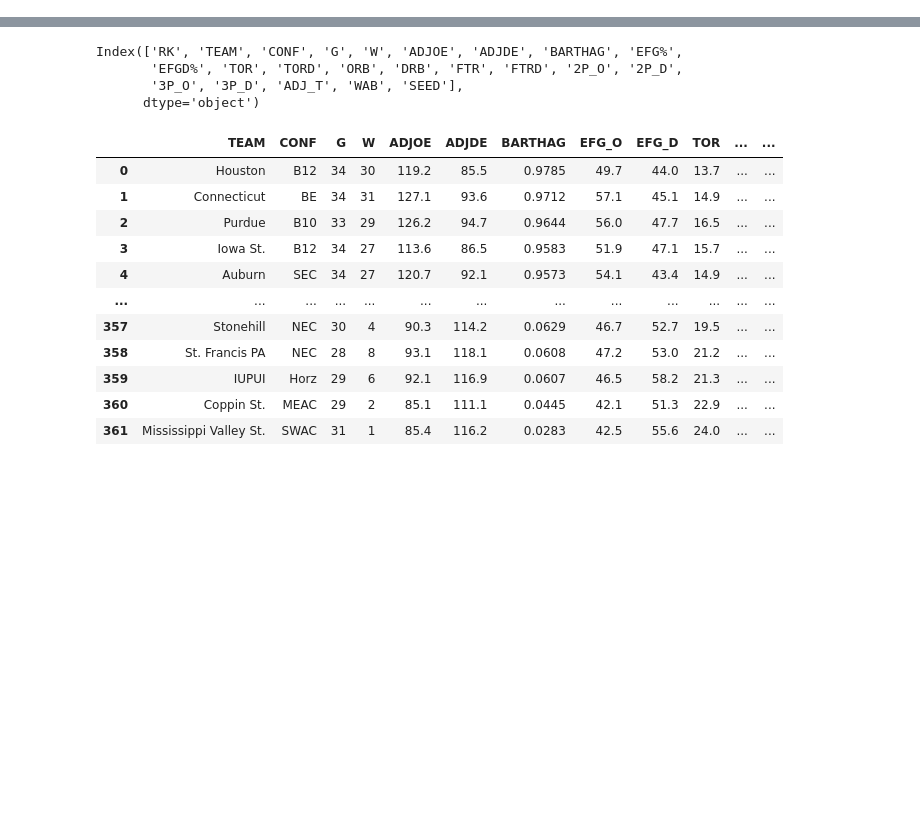
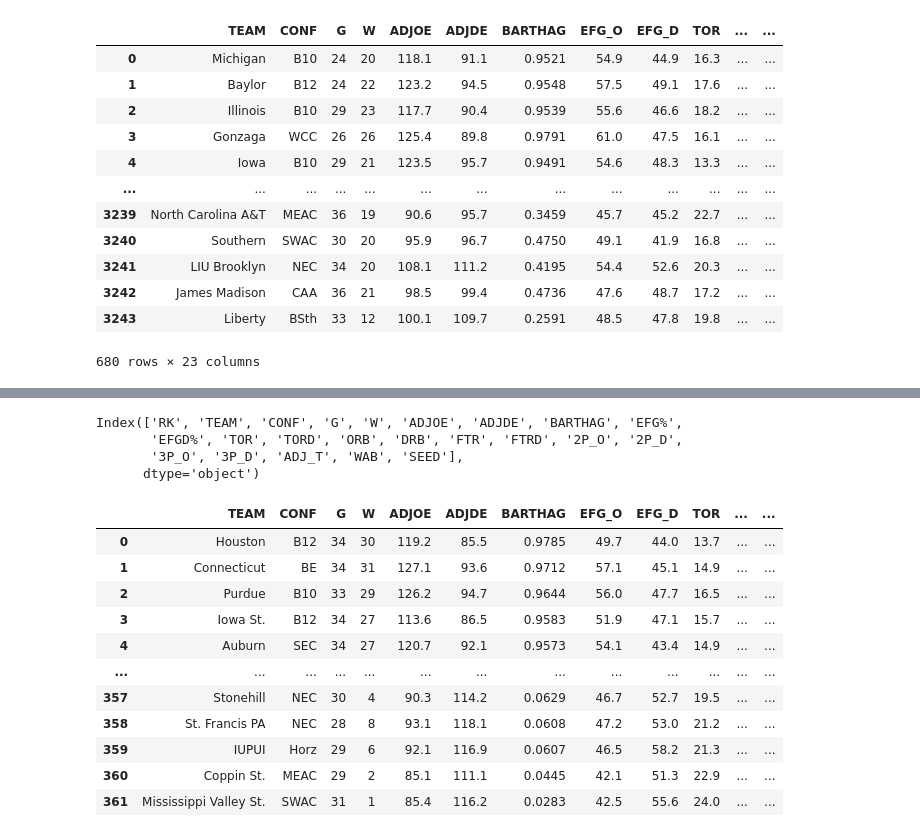
Before and after one commit to danishmaknojia/Final_Project_DE, a Jupyter notebook: data_clense.ipynb, the cells around one changed output, grey strips where cells are left out. Drawn from its saved outputs; the diff is of its cells as text; code cells hidden in the pictures; blank space fills up the shorter version.

```diff
--- a/data_clense.ipynb
+++ b/data_clense.ipynb
@@ -7 +43,39 @@ from sklearn.metrics import classification_report
+# %%
+input_folder = "../Final_Project_DE/archive"
+output_file = "../Final_Project_DE/combined_cbb.csv"
+
+csv_files = [
+    os.path.join(input_folder, file)
+    for file in os.listdir(input_folder)
+    if file.endswith('.csv') and file not in ['cbb.csv', 'cbb24.csv', 'cbb20.csv']
+]
+
+dataframes = []
+
+for csv_file in csv_files:
+    try:
+        df = pd.read_csv(csv_file)
+        dataframes.append(df)
+    except Exception as e:
+        print(f"Error reading {csv_file}: {e}")
+
+combined_df = pd.concat(dataframes, ignore_index=True)
+
+combined_df.to_csv(output_file, index=False)
+# %%
+combined_df[combined_df['POSTSEASON'].notna()]
+# %% [output]
+|  | TEAM | CONF | G | W | ADJOE | ADJDE | BARTHAG | EFG_O | EFG_D | TOR | ... | ... |
+| 0 | Michigan | B10 | 24 | 20 | 118.1 | 91.1 | 0.9521 | 54.9 | 44.9 | 16.3 | ... | ... |
+| 1 | Baylor | B12 | 24 | 22 | 123.2 | 94.5 | 0.9548 | 57.5 | 49.1 | 17.6 | ... | ... |
+| 2 | Illinois | B10 | 29 | 23 | 117.7 | 90.4 | 0.9539 | 55.6 | 46.6 | 18.2 | ... | ... |
+| 3 | Gonzaga | WCC | 26 | 26 | 125.4 | 89.8 | 0.9791 | 61.0 | 47.5 | 16.1 | ... | ... |
+| 4 | Iowa | B10 | 29 | 21 | 123.5 | 95.7 | 0.9491 | 54.6 | 48.3 | 13.3 | ... | ... |
+| ... | ... | ... | ... | ... | ... | ... | ... | ... | ... | ... | ... | ... |
+| 3239 | North Carolina A&T | MEAC | 36 | 19 | 90.6 | 95.7 | 0.3459 | 45.7 | 45.2 | 22.7 | ... | ... |
+| 3240 | Southern | SWAC | 30 | 20 | 95.9 | 96.7 | 0.4750 | 49.1 | 41.9 | 16.8 | ... | ... |
+| 3241 | LIU Brooklyn | NEC | 34 | 20 | 108.1 | 111.2 | 0.4195 | 54.4 | 52.6 | 20.3 | ... | ... |
+| 3242 | James Madison | CAA | 36 | 21 | 98.5 | 99.4 | 0.4736 | 47.6 | 48.7 | 17.2 | ... | ... |
+| 3243 | Liberty | BSth | 33 | 12 | 100.1 | 109.7 | 0.2591 | 48.5 | 47.8 | 19.8 | ... | ... |
+680 rows × 23 columns
 # %%
```
Also changed, not shown: parts of 31 cells of this notebook, 9 other files.
